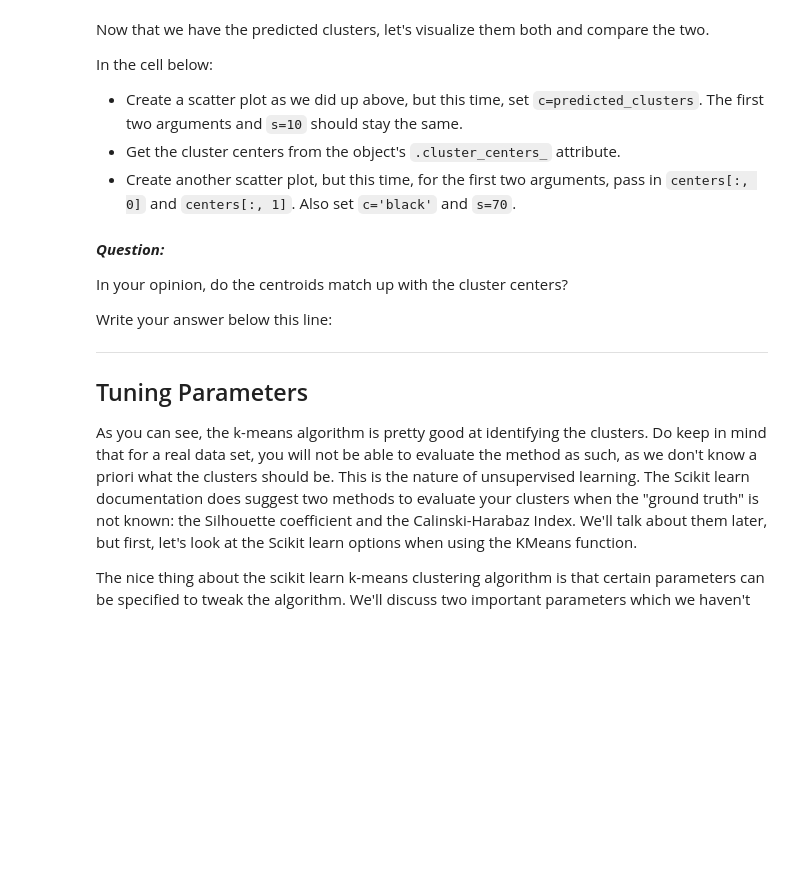
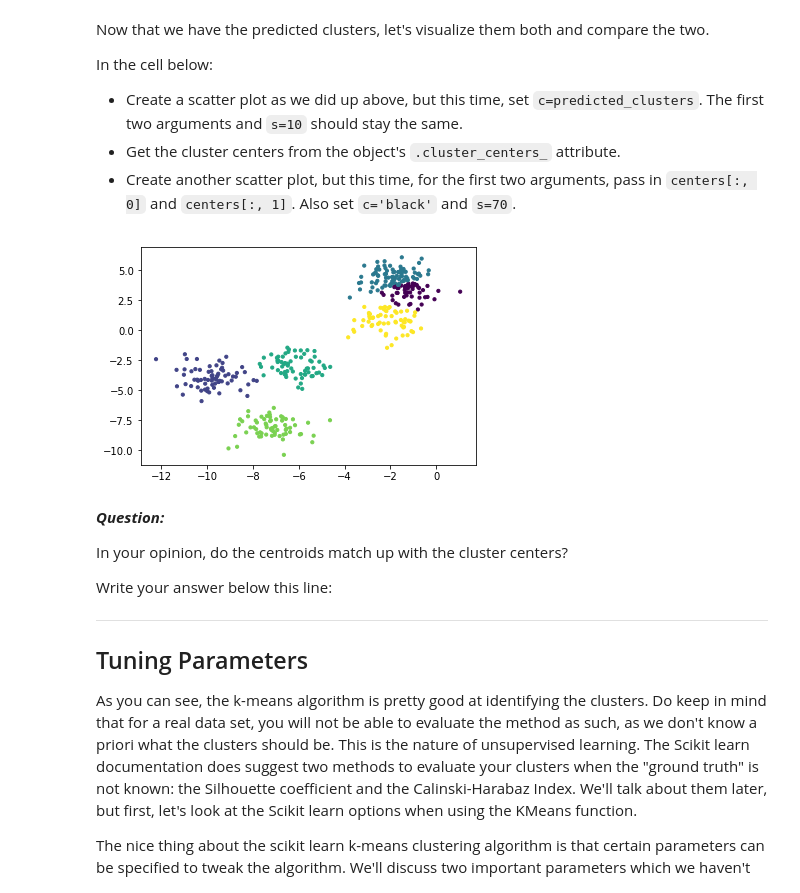
Before and after one commit to joelsandler/dsc-enterprise-hsbc-k-means-clustering-lab-hsbc-ds-081319, a Jupyter notebook: index.ipynb, the cells around one changed output. Cells and saved outputs as stored; diff of their text form; code cells hidden in the pictures; blank space fills up the shorter version.

```diff
--- a/index.ipynb
+++ b/index.ipynb
@@ -91,9 +91,11 @@ In the cell below:
 # %%
 plt.scatter(X[:, 0], X[:, 1], c=predicted_clusters, s=10)
 
 centers = k_means.cluster_centers_
 
-plt.scatter(X[:, 0], X[:, 1], c='b', s=10)
+#plt.scatter(X[:, 0], X[:, 1], c='black', s=70)
+# %% [output]
+[figure, added]
 # %% [markdown]
 **_Question:_**
 
```
